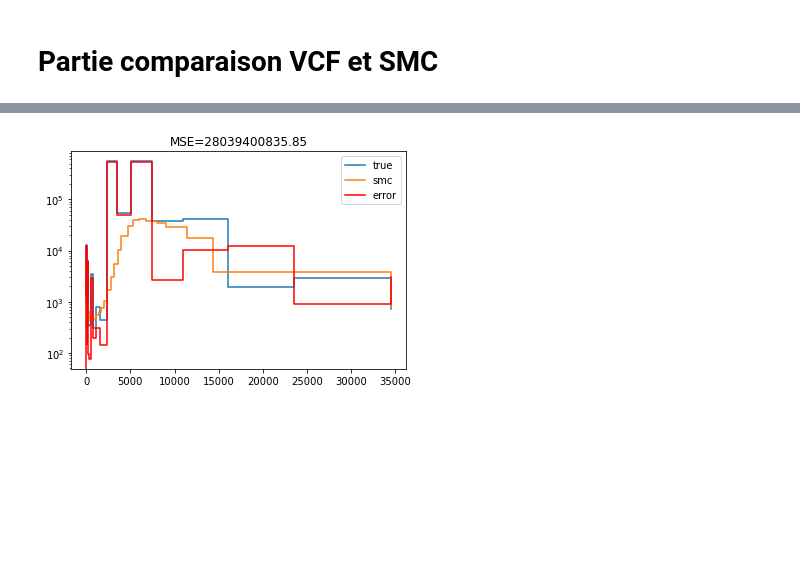
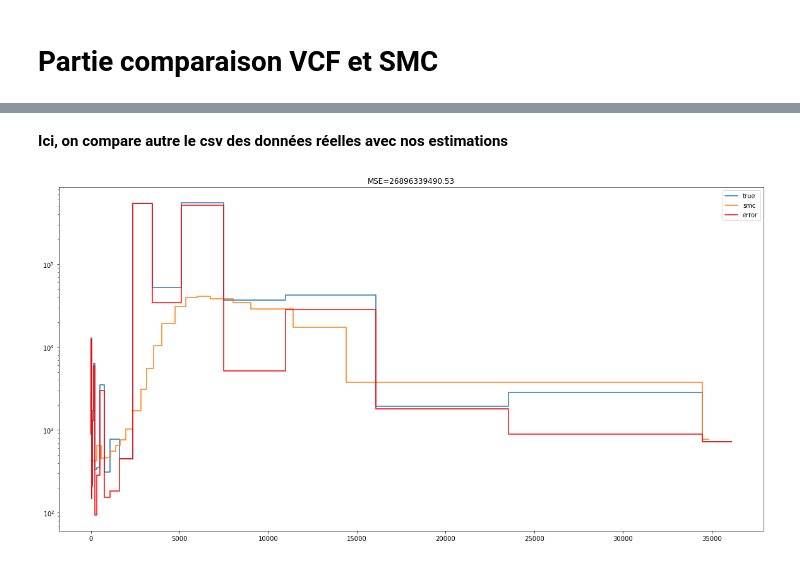
Before and after one commit to jayflora/SMCpp_HDGP, a Jupyter notebook: smc.ipynb, the cells around one changed output, grey strips where cells are left out. Drawn from its saved outputs; the diff is of its cells as text; code cells hidden in the pictures; blank space fills up the shorter version.

```diff
--- a/smc.ipynb
+++ b/smc.ipynb
@@ -664 +601,30 @@ plt.show()
+# %%
+def loadCSV_plot(file):
+    smcData = pd.read_csv(file, sep=',')
+    X = smcData['x'].to_numpy()
+    Y = smcData['y'].to_numpy()
+    return X, Y
+
+def loadCSV_subsample(scenario = 11687):
+    trueData = np.genfromtxt('hdgp_demo_parameters_subsample.csv',delimiter=',', dtype=int)
+    trueX = trueData[1,6:27]
+    ids = np.argwhere(trueData[:,0] == scenario)
+    trueY = trueData[ids,27:].flatten()
+
+    dist = 0
+    file = f'out/scenario_{scenario}/dist_{dist}/plot.csv'
+    smcData = pd.read_csv(file)
+    smcX = smcData['x'].to_numpy()
+    smcY = smcData['y'].to_numpy()
+    return trueX, trueY, smcX, smcY
+
+def generate_string_vcftosmc(pop, N):
+    """
+    pop: the name of the poppulation
+    N: the number of individuals (not the number of chromosomes)
+    """
+    string = f"{pop}:"
+    for i in range(N):
+        string += f"{pop}_{i},"
+    return string[:-1]
 # %%
@@ -772,13 +724,0 @@ def MSE(trueX, trueY, smcX, smcY):
-# %%
-def plotError(trueX, trueY, smcX, smcY):
-    mse, error = MSE(trueX, trueY, smcX, smcY)
-    trueX2, trueY2 = toPlot(trueX, trueY)
-    smcX2, smcY2 = toPlot(smcX, smcY)
-    trueX, error2 = toPlot(smcX, error)
-    fig, ax = plt.subplots(1, 1)
-    ax.plot(trueX2, trueY2, label='true')
-    ax.set_yscale('log')
-    ax.plot(smcX2, smcY2, label='smc')
-    ax.plot(trueX2, error2, c='red', label='error')
-    ax.set_title(f"MSE={mse:.2f}")
-    ax.legend()
@@ -805,5 +768,7 @@ plotError(trueX, trueY, smcX, smcY)
+# %% [markdown]
+**Ici, on compare autre le csv des données réelles avec nos estimations**
 # %%
-trueX, trueY, smcX, smcY = loadCSV()
+trueX, trueY, smcX, smcY = loadCSV_subsample()
 plotError(trueX, trueY, smcX, smcY)
 # %% [output]
-[figure, old version]
+[figure, new version]
```
Also changed, not shown: parts of 67 cells of this notebook.
